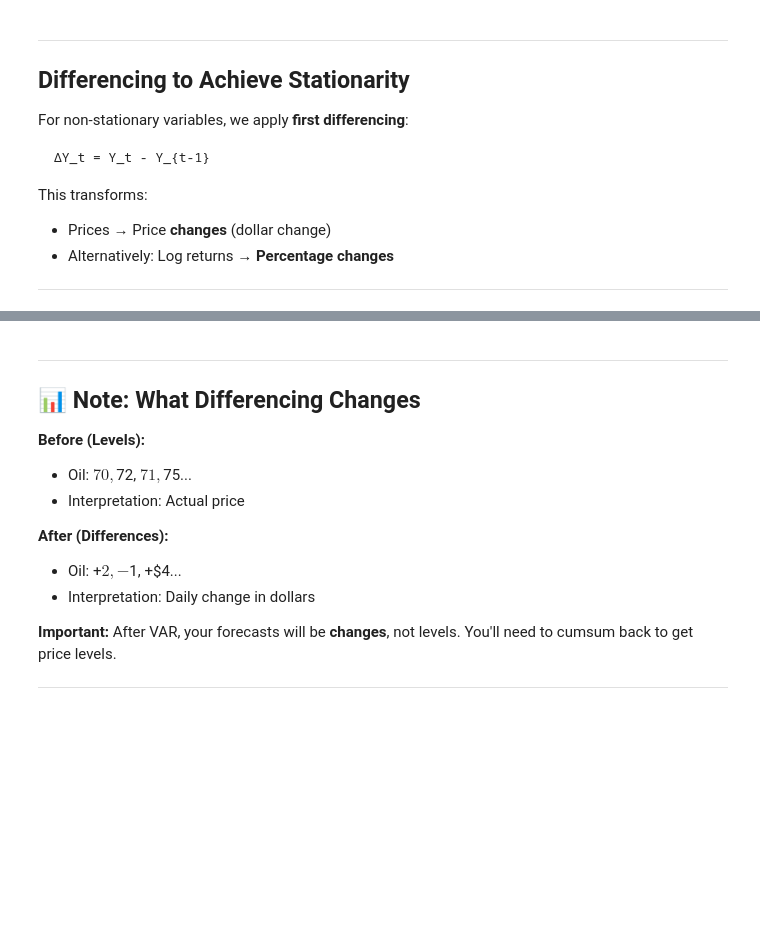
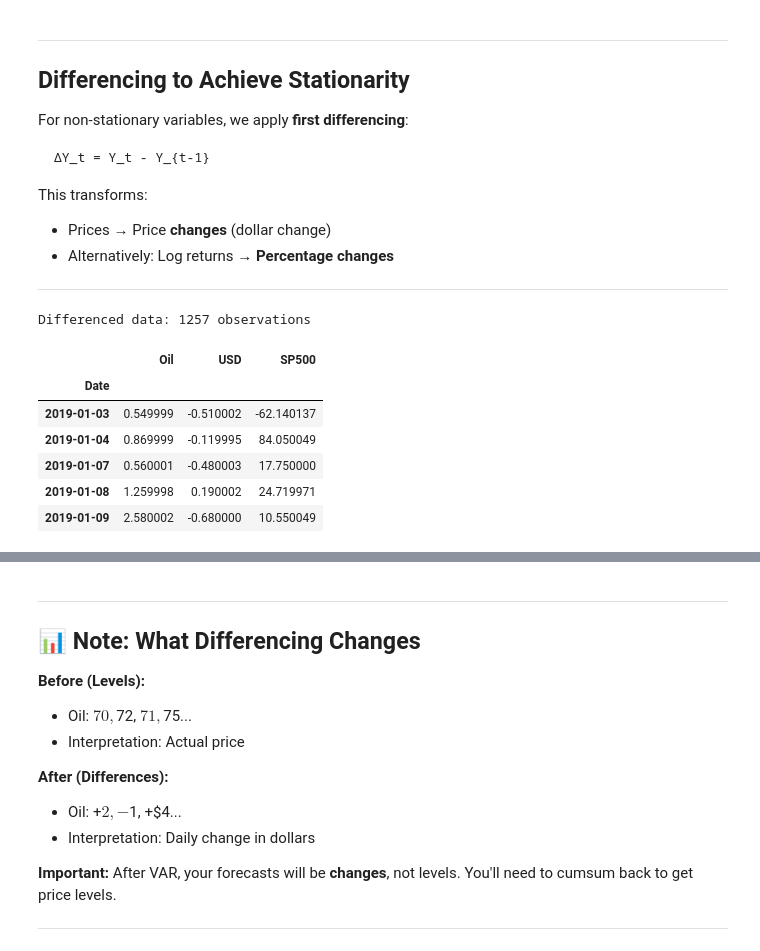
Before and after one commit to joeyedi1/crudearima, a Jupyter notebook: notebooks/var_practice.ipynb, the cells around one changed output, grey strips where cells are left out. Saved outputs shown, nothing was run; the diff lists cells and outputs as text; code cells hidden in the pictures; blank space fills up the shorter version.

```diff
--- a/notebooks/var_practice.ipynb
+++ b/notebooks/var_practice.ipynb
@@ -319,21 +372,30 @@ This transforms:
 # %%
 # Apply first differencing to ALL variables
 # Even if some appear stationary, it's common to difference all for consistency
 
 # TODO: Fill in the differencing
 # Hint: Use .diff() method
 
 data_diff = pd.DataFrame({
-    'Oil': data['Oil'].___(),
-    'USD': data['USD'].___(),
-    'SP500': data['SP500'].___(),
+    'Oil': data['Oil'].diff(),
+    'USD': data['USD'].diff(),
+    'SP500': data['SP500'].diff(),
 })
 
 # Drop the first row (NaN from differencing)
 data_diff = data_diff.dropna()
 
 print(f"Differenced data: {len(data_diff)} observations")
 data_diff.head()
+# %% [output]
+Differenced data: 1257 observations
+|  | Oil | USD | SP500 |
+| Date |  |  |  |
+| 2019-01-03 | 0.549999 | -0.510002 | -62.140137 |
+| 2019-01-04 | 0.869999 | -0.119995 | 84.050049 |
+| 2019-01-07 | 0.560001 | -0.480003 | 17.750000 |
+| 2019-01-08 | 1.259998 | 0.190002 | 24.719971 |
+| 2019-01-09 | 2.580002 | -0.680000 | 10.550049 |
 # %%
 # Test stationarity of differenced data
 print("\nTESTING DIFFERENCED DATA")
```
Also changed, not shown: parts of 15 cells of this notebook.
